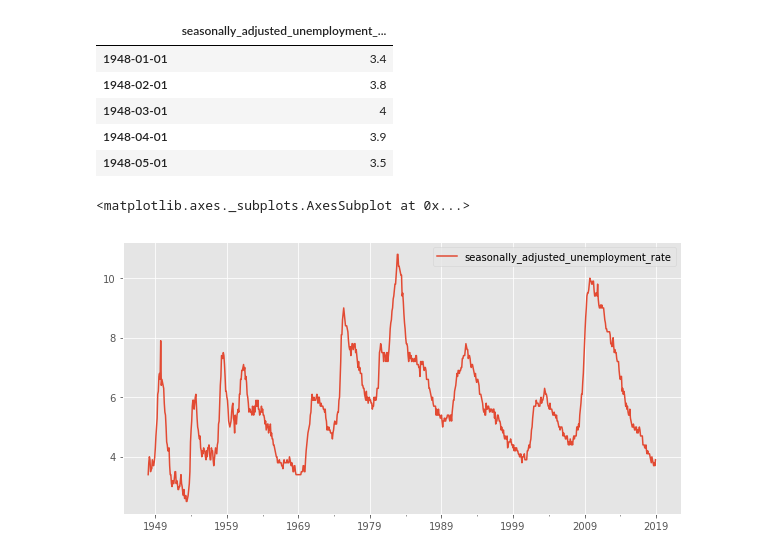
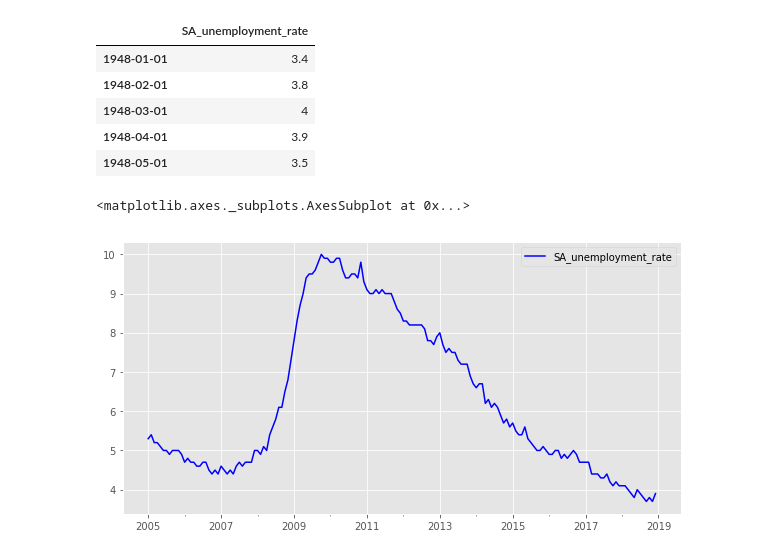
Before and after one commit to jjacisin/mod_5_project, a Jupyter notebook: m5_arima_unemp.ipynb, the cells around one changed output. Drawn from its saved outputs; the diff is of its cells as text; code cells hidden in the pictures.

```diff
--- a/m5_arima_unemp.ipynb
+++ b/m5_arima_unemp.ipynb
@@ -18,22 +18,22 @@ df = pd.read_excel('dash_package/BLS_SA_Unemployment.xlsx',header=3)
 # %%
 ts_df = df.transpose()
 df_UE = ts_df.iloc[1:]
-df_UE.columns = ["seasonally_adjusted_unemployment_rate"]
+df_UE.columns = ["SA_unemployment_rate"]
 date_rng = pd.date_range(start='1/1/1948', end='12/31/2018', freq='MS')
 df_UE.index = date_rng
 df_UE.head()
 # %% [output]
-|  | seasonally_adjusted_unemployment_... |
+|  | SA_unemployment_rate |
 | 1948-01-01 | 3.4 |
 | 1948-02-01 | 3.8 |
 | 1948-03-01 | 4 |
 | 1948-04-01 | 3.9 |
 | 1948-05-01 | 3.5 |
 # %%
-df_UE.plot(figsize=[10,5])
+df_UE['2005-01-01':].plot(figsize=[10,5],color='blue')
 # %% [output]
 <matplotlib.axes._subplots.AxesSubplot at 0x...>
-[figure, old version]
+[figure, new version]
 # %%
 pd.plotting.autocorrelation_plot(df_UE)
 # Autocorrelation = Matching our feature and time; How closely is the information given by time equal to the target feature
```
Also changed, not shown: parts of 21 cells of this notebook, 1 other file.
